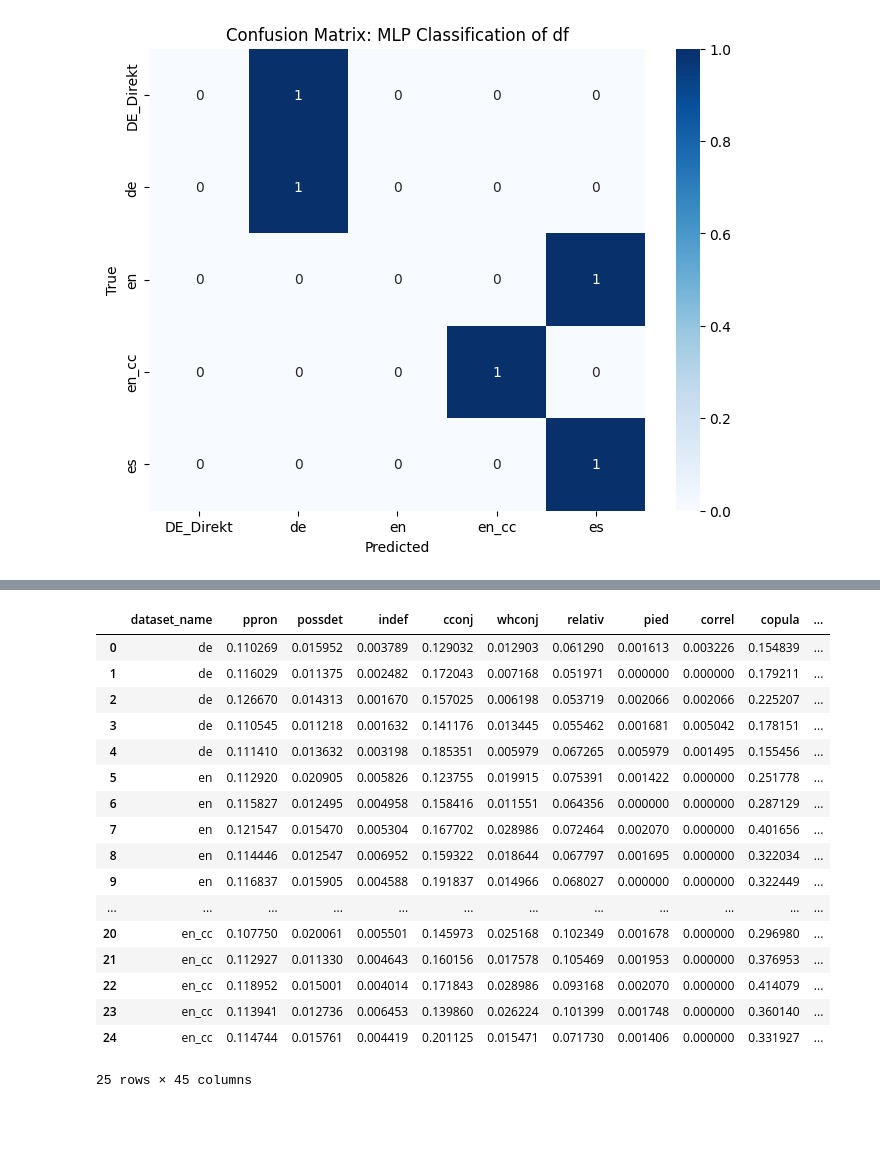
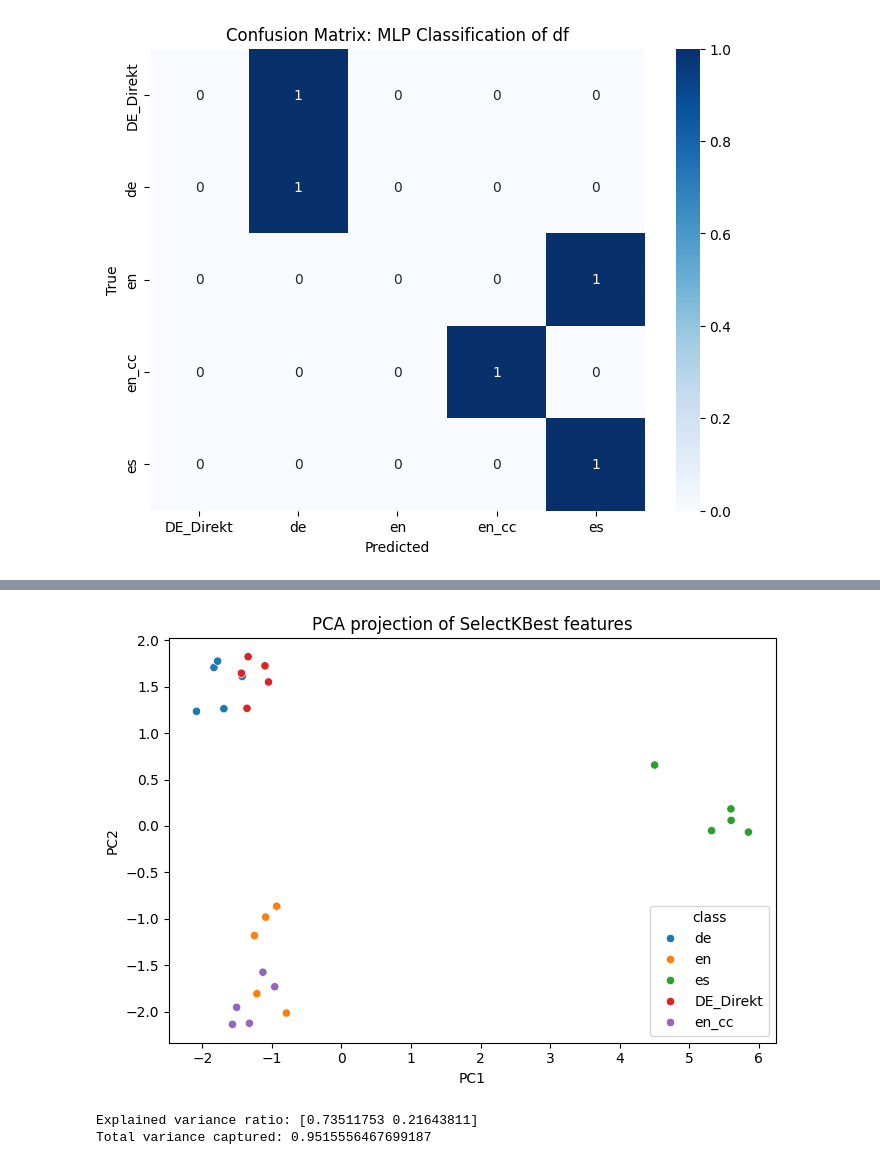
Before and after one commit to happy522/Analysis-of-Subtitles, a Jupyter notebook: subtitles_analysis.ipynb, the cells around one changed output, grey strips where cells are left out. Saved outputs shown, nothing was run; the diff lists cells and outputs as text; code cells hidden in the pictures; blank space fills up the shorter version.

Commit message:
added analysis

```diff
--- a/subtitles_analysis.ipynb
+++ b/subtitles_analysis.ipynb
@@ -358,7 +358,7 @@ def selectkbest_analysis(
 
     # 2. Build class labels
     df_plot = df_balanced.copy()
-    os.mkdir(output_dir)
+    #os.mkdir(output_dir)
 
     if 'dataset_name' in df_plot.columns:
         df_plot['class'] = (
@@ -437,9 +437,9 @@ def selectkbest_analysis(
         print(f"Saved → {output_dir}.zip")
 
 
-    return importance_df, top_features
+    return importance_df, top_features,df_plot
 # %%
-selectkbest_analysis(
+importance_df, top_features, df_plot = selectkbest_analysis(
     df,
     target_col='dataset_name',
     cols_to_drop=None,
@@ -472,21 +455,26 @@ Saved → Subtitles_analysis.zip
-# %%
-df
-# %% [output]
-|  | dataset_name | ppron | possdet | indef | cconj | whconj | relativ | pied | correl | copula | ... |
-| 0 | de | 0.110269 | 0.015952 | 0.003789 | 0.129032 | 0.012903 | 0.061290 | 0.001613 | 0.003226 | 0.154839 | ... |
-| 1 | de | 0.116029 | 0.011375 | 0.002482 | 0.172043 | 0.007168 | 0.051971 | 0.000000 | 0.000000 | 0.179211 | ... |
-| 2 | de | 0.126670 | 0.014313 | 0.001670 | 0.157025 | 0.006198 | 0.053719 | 0.002066 | 0.002066 | 0.225207 | ... |
-| 3 | de | 0.110545 | 0.011218 | 0.001632 | 0.141176 | 0.013445 | 0.055462 | 0.001681 | 0.005042 | 0.178151 | ... |
-| 4 | de | 0.111410 | 0.013632 | 0.003198 | 0.185351 | 0.005979 | 0.067265 | 0.005979 | 0.001495 | 0.155456 | ... |
-| 5 | en | 0.112920 | 0.020905 | 0.005826 | 0.123755 | 0.019915 | 0.075391 | 0.001422 | 0.000000 | 0.251778 | ... |
-| 6 | en | 0.115827 | 0.012495 | 0.004958 | 0.158416 | 0.011551 | 0.064356 | 0.000000 | 0.000000 | 0.287129 | ... |
-| 7 | en | 0.121547 | 0.015470 | 0.005304 | 0.167702 | 0.028986 | 0.072464 | 0.002070 | 0.000000 | 0.401656 | ... |
-| 8 | en | 0.114446 | 0.012547 | 0.006952 | 0.159322 | 0.018644 | 0.067797 | 0.001695 | 0.000000 | 0.322034 | ... |
-| 9 | en | 0.116837 | 0.015905 | 0.004588 | 0.191837 | 0.014966 | 0.068027 | 0.000000 | 0.000000 | 0.322449 | ... |
-| ... | ... | ... | ... | ... | ... | ... | ... | ... | ... | ... | ... |
-| 20 | en_cc | 0.107750 | 0.020061 | 0.005501 | 0.145973 | 0.025168 | 0.102349 | 0.001678 | 0.000000 | 0.296980 | ... |
-| 21 | en_cc | 0.112927 | 0.011330 | 0.004643 | 0.160156 | 0.017578 | 0.105469 | 0.001953 | 0.000000 | 0.376953 | ... |
-| 22 | en_cc | 0.118952 | 0.015001 | 0.004014 | 0.171843 | 0.028986 | 0.093168 | 0.002070 | 0.000000 | 0.414079 | ... |
-| 23 | en_cc | 0.113941 | 0.012736 | 0.006453 | 0.139860 | 0.026224 | 0.101399 | 0.001748 | 0.000000 | 0.360140 | ... |
-| 24 | en_cc | 0.114744 | 0.015761 | 0.004419 | 0.201125 | 0.015471 | 0.071730 | 0.001406 | 0.000000 | 0.331927 | ... |
-25 rows × 45 columns
+# %%
+from sklearn.decomposition import PCA
+from sklearn.preprocessing import StandardScaler
+X_selected = df[top_features].apply(pd.to_numeric, errors='coerce').fillna(0).values
+
+X_scaled = StandardScaler().fit_transform(X_selected)
+pca = PCA(n_components=2)
+X_pca = pca.fit_transform(X_scaled)
+output_dir=''
+df_plot['PC1'] = X_pca[:, 0]
+df_plot['PC2'] = X_pca[:, 1]
+
+plt.figure(figsize=(7,5))
+sns.scatterplot(data=df_plot, x='PC1', y='PC2', hue='class')
+plt.title("PCA projection of SelectKBest features")
+plt.tight_layout()
+plt.savefig(os.path.join(output_dir, "PCA_scatter.png"), dpi=300)
+plt.show()
+plt.savefig
+
+print("Explained variance ratio:", pca.explained_variance_ratio_)
+print("Total variance captured:", sum(pca.explained_variance_ratio_))
+# %% [output]
+[figure, added]
+Explained variance ratio: [0.73511753 0.21643811]
+Total variance captured: 0.9515556467699187
```
Also changed, not shown: parts of 13 cells of this notebook, 7 other files.
